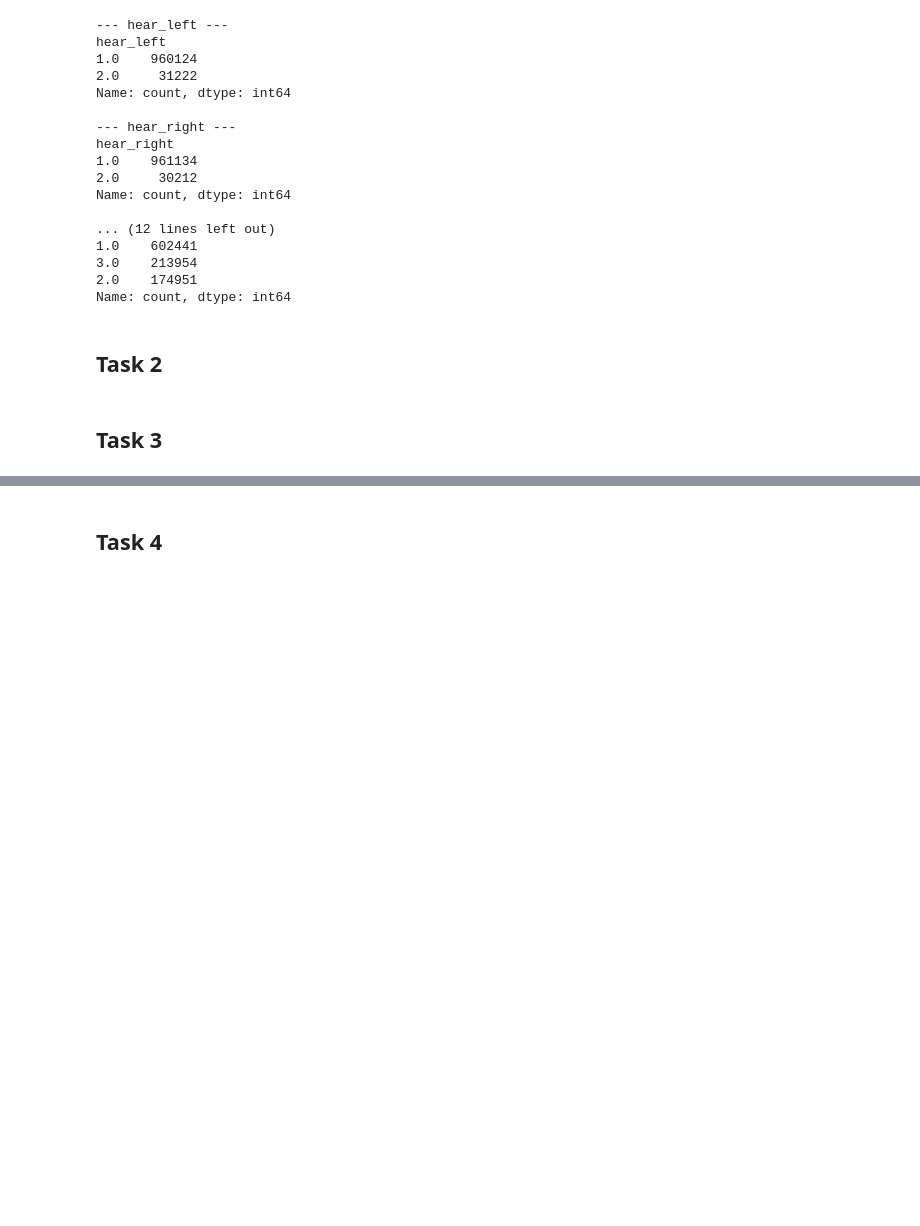
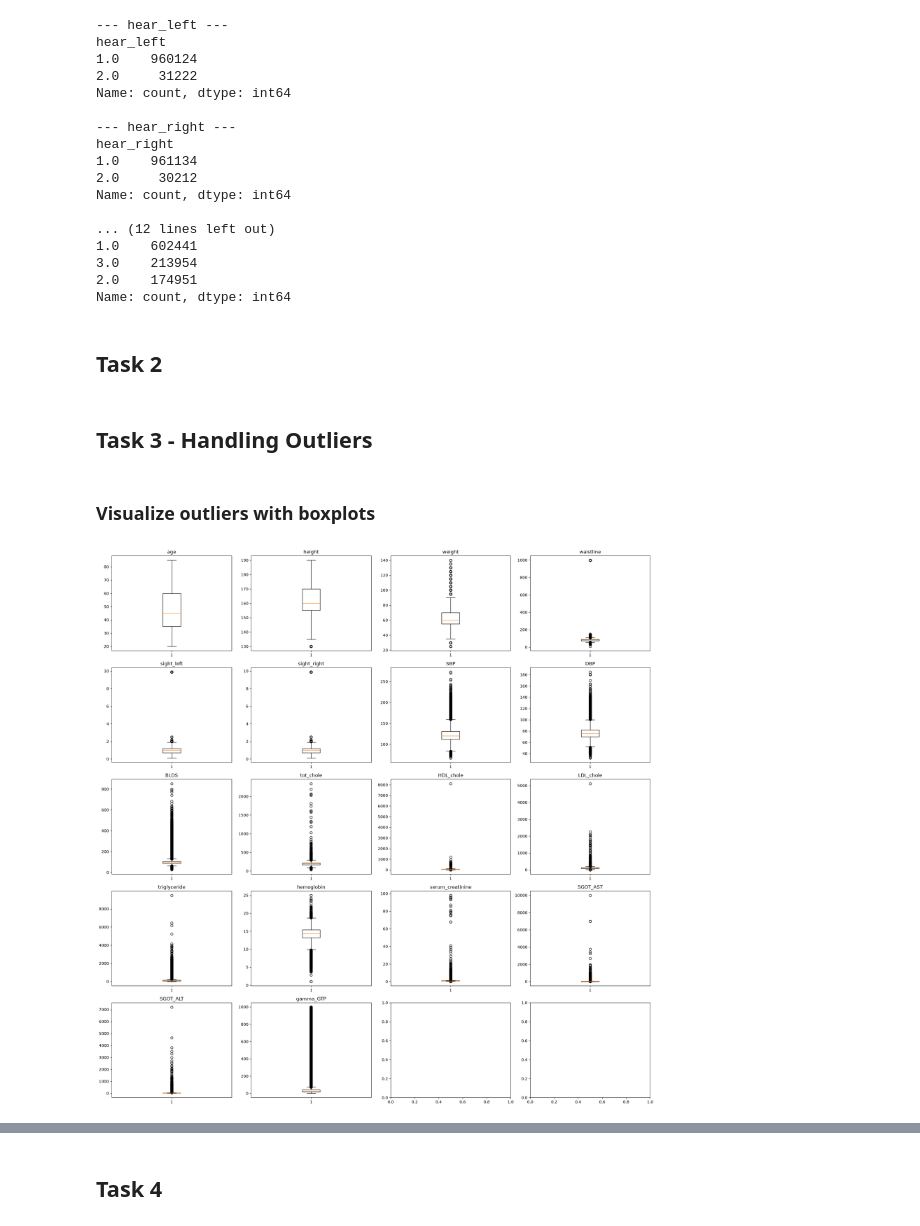
Before and after one commit to johannegg/IT3212, a Jupyter notebook: Assigment1/Assigment1.ipynb, the cells around one changed output, grey strips where cells are left out. Saved outputs shown, nothing was run; the diff lists cells and outputs as text; code cells hidden in the pictures; blank space fills up the shorter version.

Commit message:
task 3: Handle outliers

```diff
--- a/Assigment1/Assigment1.ipynb
+++ b/Assigment1/Assigment1.ipynb
@@ -124,4 +124,20 @@ Name: count, dtype: int64
 # %% [markdown]
 ## Task 2
 # %% [markdown]
-## Task 3
+## Task 3 - Handling Outliers
+# %% [markdown]
+### Visualize outliers with boxplots
+# %%
+import matplotlib.pyplot as plt
+
+fig, axes = plt.subplots(nrows=5, ncols=4, figsize=(20, 20))
+axes = axes.flatten()
+
+for i, col in enumerate(continuous_cols):
+    axes[i].boxplot(df[col])
+    axes[i].set_title(col)
+
+plt.tight_layout()
+plt.show()
+# %% [output]
+[figure, added]
```
Also changed, not shown: parts of 6 cells of this notebook.
